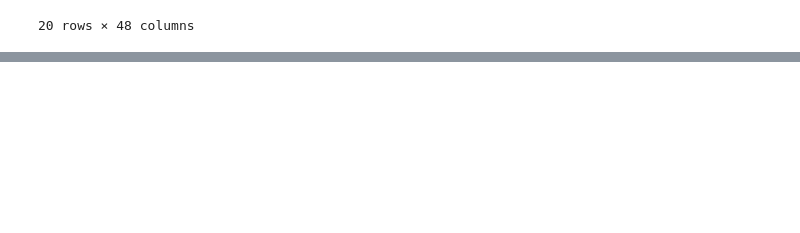
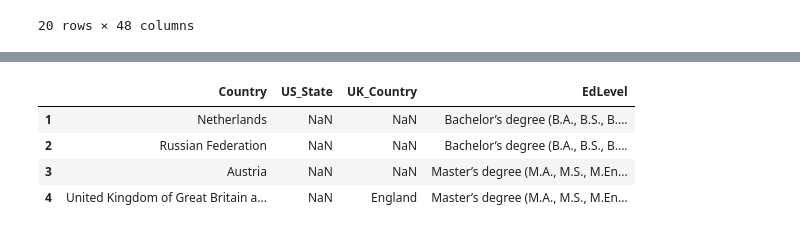
Before and after one commit to Ujwal-B/data_science_practice, a Jupyter notebook: pandas-demo.ipynb, the cells around one changed output, grey strips where cells are left out. Drawn from its saved outputs; the diff is of its cells as text; code cells hidden in the pictures; blank space fills up the shorter version.

```diff
--- a/pandas-demo.ipynb
+++ b/pandas-demo.ipynb
@@ -115,0 +156,8 @@ df.head(20)
+# %%
+df.loc[1:4, 'Country':'EdLevel']
+# %% [output]
+|  | Country | US_State | UK_Country | EdLevel |
+| 1 | Netherlands | NaN | NaN | Bachelor’s degree (B.A., B.S., B.... |
+| 2 | Russian Federation | NaN | NaN | Bachelor’s degree (B.A., B.S., B.... |
+| 3 | Austria | NaN | NaN | Master’s degree (M.A., M.S., M.En... |
+| 4 | United Kingdom of Great Britain a... | NaN | England | Master’s degree (M.A., M.S., M.En... |
```
Also changed, not shown: parts of 3 cells of this notebook, 1 other file.
